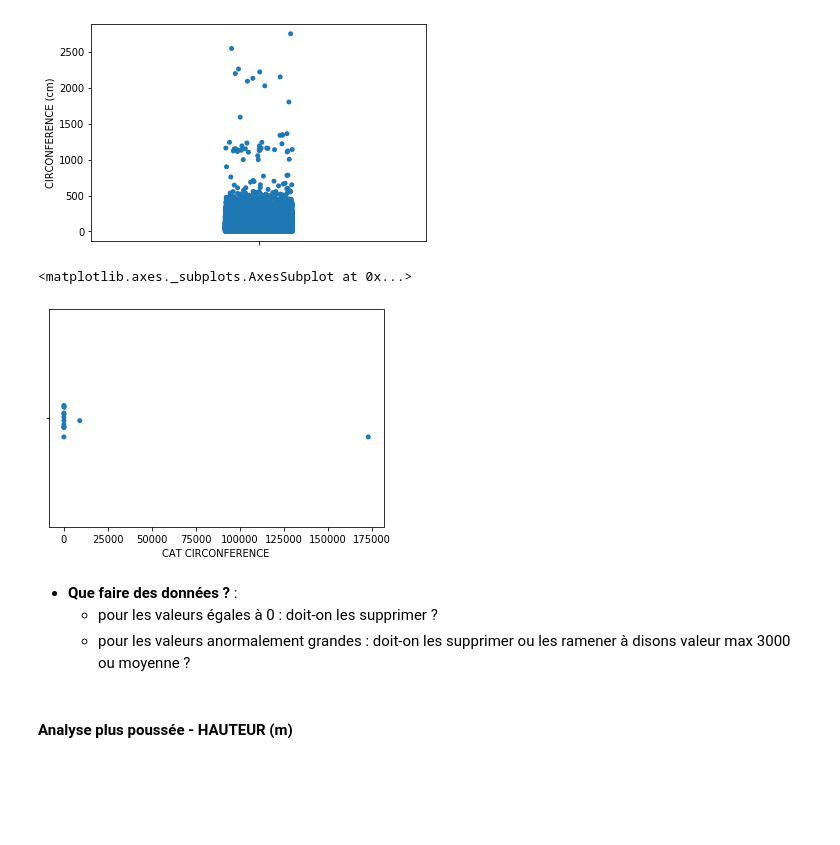
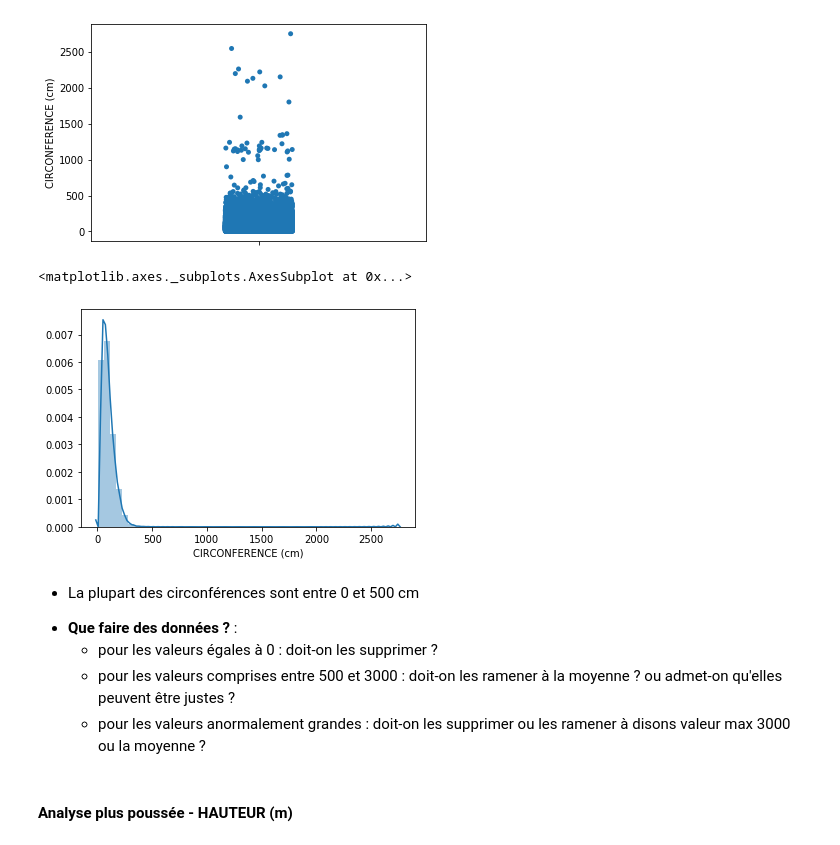
Before and after one commit to Rezzas/ocr_projet2, a Jupyter notebook: P2_ramos_sebastian/P2_ramos_sebastian.ipynb, the cells around one changed output. Saved outputs shown, nothing was run; the diff lists cells and outputs as text; code cells hidden in the pictures; blank space fills up the shorter version.

```diff
--- a/P2_ramos_sebastian/P2_ramos_sebastian.ipynb
+++ b/P2_ramos_sebastian/P2_ramos_sebastian.ipynb
@@ -568,18 +569,20 @@ sns.stripplot(x='CIRCONFERENCE (cm)', data=clean_data_circ, orient='v')
 # %% [output]
 <matplotlib.axes._subplots.AxesSubplot at 0x...>
 [figure]
-# %%
-clean_data_circ_cut = pd.cut(clean_data_circ['CIRCONFERENCE (cm)'],np.arange(0,3000,200))
-
-display = clean_data_circ_cut.value_counts().to_frame().rename(columns={'CIRCONFERENCE (cm)': 'CAT CIRCONFERENCE'})
-sns.stripplot(x='CAT CIRCONFERENCE', data=display, orient='^')
-# %% [output]
-<matplotlib.axes._subplots.AxesSubplot at 0x...>
-[figure, removed]
+# %%
+sns.distplot(clean_data_circ['CIRCONFERENCE (cm)'])
+# %% [output]
+<matplotlib.axes._subplots.AxesSubplot at 0x...>
+[figure, added]
 # %% [markdown]
+* La plupart des circonférences sont entre 0 et 500 cm
+
+>
+
 * **Que faire des données ?** :
   * pour les valeurs égales à 0 : doit-on les supprimer ?
-  * pour les valeurs anormalement grandes : doit-on les supprimer ou les ramener à disons valeur max 3000 ou moyenne ?
+  * pour les valeurs comprises entre 500 et 3000 : doit-on les ramener à la moyenne ? ou admet-on qu'elles peuvent être justes ?
+  * pour les valeurs anormalement grandes : doit-on les supprimer ou les ramener à disons valeur max 3000 ou la moyenne ?
 # %% [markdown]
 #### Analyse plus poussée - HAUTEUR (m)
 # %%
```
Also changed, not shown: parts of 5 cells of this notebook.
